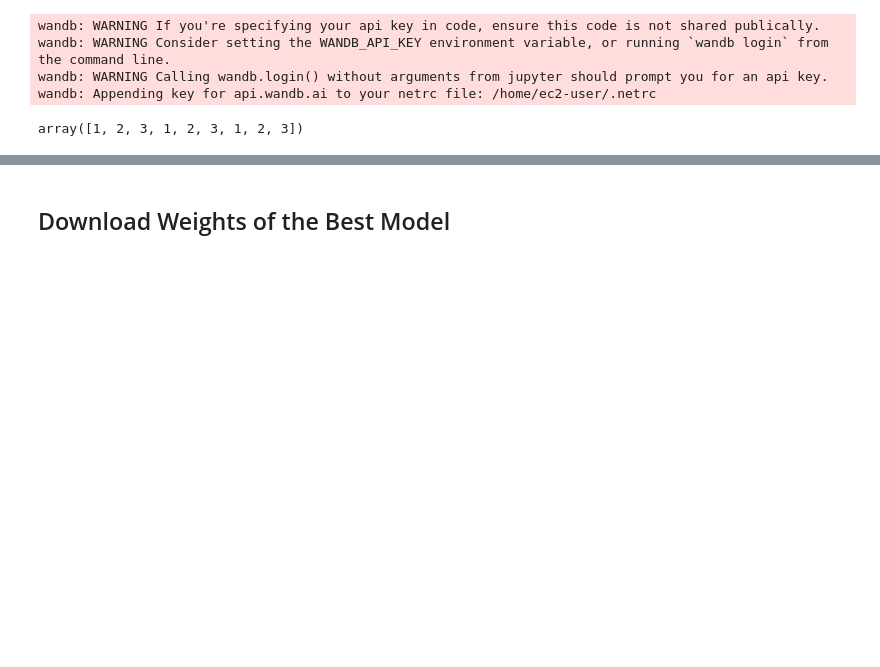
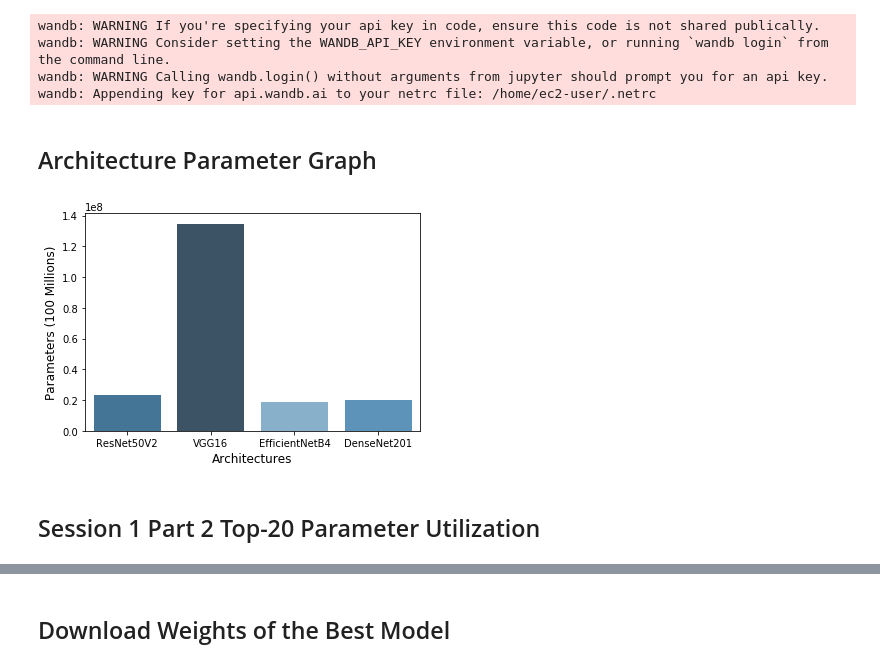
Before and after one commit to RosenblattAI/kolmogorov, a Jupyter notebook: model/evaluation.ipynb, the cells around one changed output, grey strips where cells are left out. Cells and saved outputs as stored; diff of their text form; code cells hidden in the pictures; blank space fills up the shorter version.

```diff
--- a/model/evaluation.ipynb
+++ b/model/evaluation.ipynb
@@ -53,8 +73,24 @@ wandb: WARNING If you're specifying your api key in code, ensure this code is no
 wandb: WARNING Consider setting the WANDB_API_KEY environment variable, or running `wandb login` from the command line.
 wandb: WARNING Calling wandb.login() without arguments from jupyter should prompt you for an api key.
 wandb: Appending key for api.wandb.ai to your netrc file: /home/ec2-user/.netrc
-# %%
-import numpy as np
-np.array([[1,2,3]]*3).flatten()
-# %% [output]
-array([1, 2, 3, 1, 2, 3, 1, 2, 3])
+# %% [markdown]
+## Architecture Parameter Graph
+# %%
+models = ['ResNet50V2','VGG16','EfficientNetB4','DenseNet201']
+weights = [23000000, 134700000, 19000000, 20000000 ]
+pal = sns.color_palette("Blues_d", len(models))
+# %%
+ax = sns.barplot(
+    x=models,
+    y=weights,
+    palette=np.array(pal[::-1])[np.argsort(weights)]
+)
+ylab = ax.set_ylabel('Parameters (100 Millions)')
+ylab.set_fontsize(12)
+xlab =  ax.set_xlabel('Architectures')
+xlab.set_fontsize(12)
+plt.show()
+# %% [output]
+[figure, added]
+# %% [markdown]
+## Session 1 Part 2 Top-20 Parameter Utilization
```
Also changed, not shown: parts of 72 cells of this notebook.
